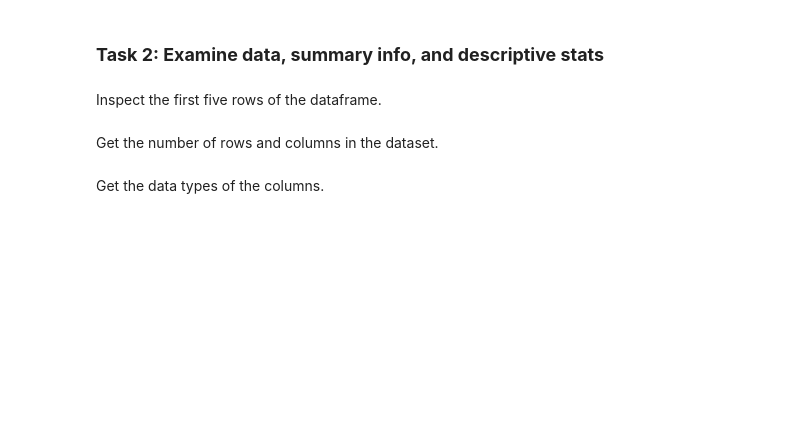
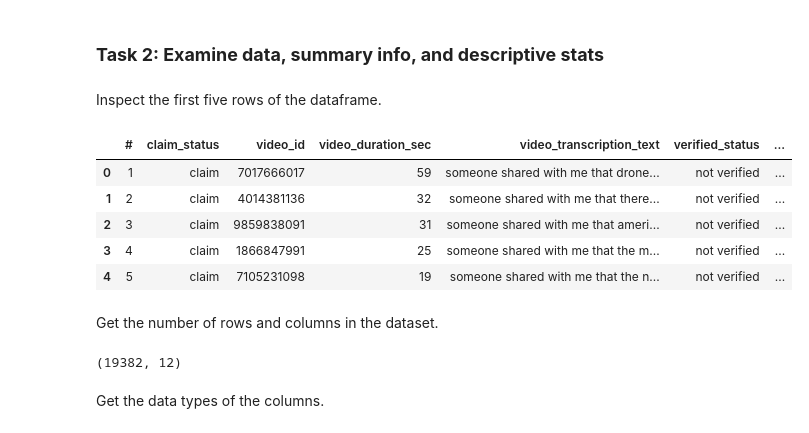
Before and after one commit to EddieChihwai/tiktok-claims-classification, a Jupyter notebook: notebooks/tiktok_claims_classification.ipynb, the cells around one changed output. Saved outputs shown, nothing was run; the diff lists cells and outputs as text; code cells hidden in the pictures; blank space fills up the shorter version.

```diff
--- a/notebooks/tiktok_claims_classification.ipynb
+++ b/notebooks/tiktok_claims_classification.ipynb
@@ -118,12 +142,21 @@ Consider the questions in your PACE Strategy Document to reflect on the Analyze
 Inspect the first five rows of the dataframe.
 # %%
 # Display first few rows
-### YOUR CODE HERE ###
+data.head()
+# %% [output]
+|  | # | claim_status | video_id | video_duration_sec | video_transcription_text | verified_status | ... |
+| 0 | 1 | claim | 7017666017 | 59 | someone shared with me that drone... | not verified | ... |
+| 1 | 2 | claim | 4014381136 | 32 | someone shared with me that there... | not verified | ... |
+| 2 | 3 | claim | 9859838091 | 31 | someone shared with me that ameri... | not verified | ... |
+| 3 | 4 | claim | 1866847991 | 25 | someone shared with me that the m... | not verified | ... |
+| 4 | 5 | claim | 7105231098 | 19 | someone shared with me that the n... | not verified | ... |
 # %% [markdown]
 Get the number of rows and columns in the dataset.
 # %%
 # Get number of rows and columns
-### YOUR CODE HERE ###
+print(data.shape)
+# %% [output]
+(19382, 12)
 # %% [markdown]
 Get the data types of the columns.
 # %%
```
Also changed, not shown: parts of 6 cells of this notebook.
